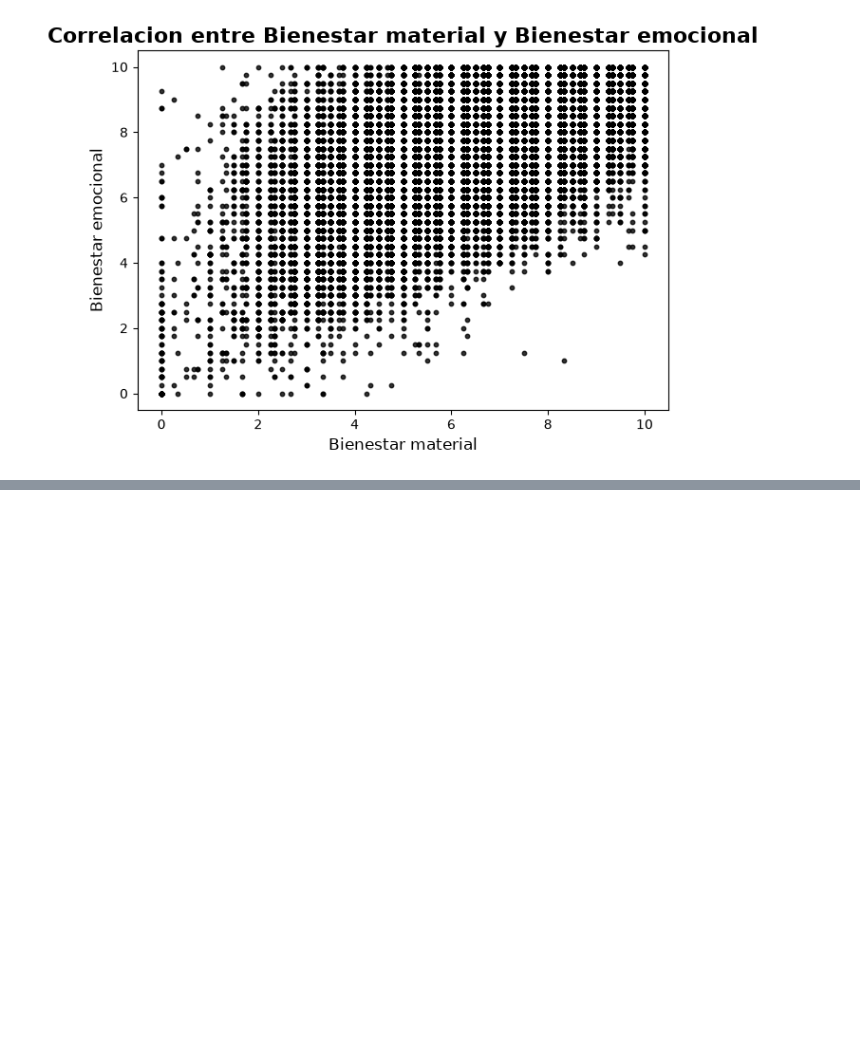
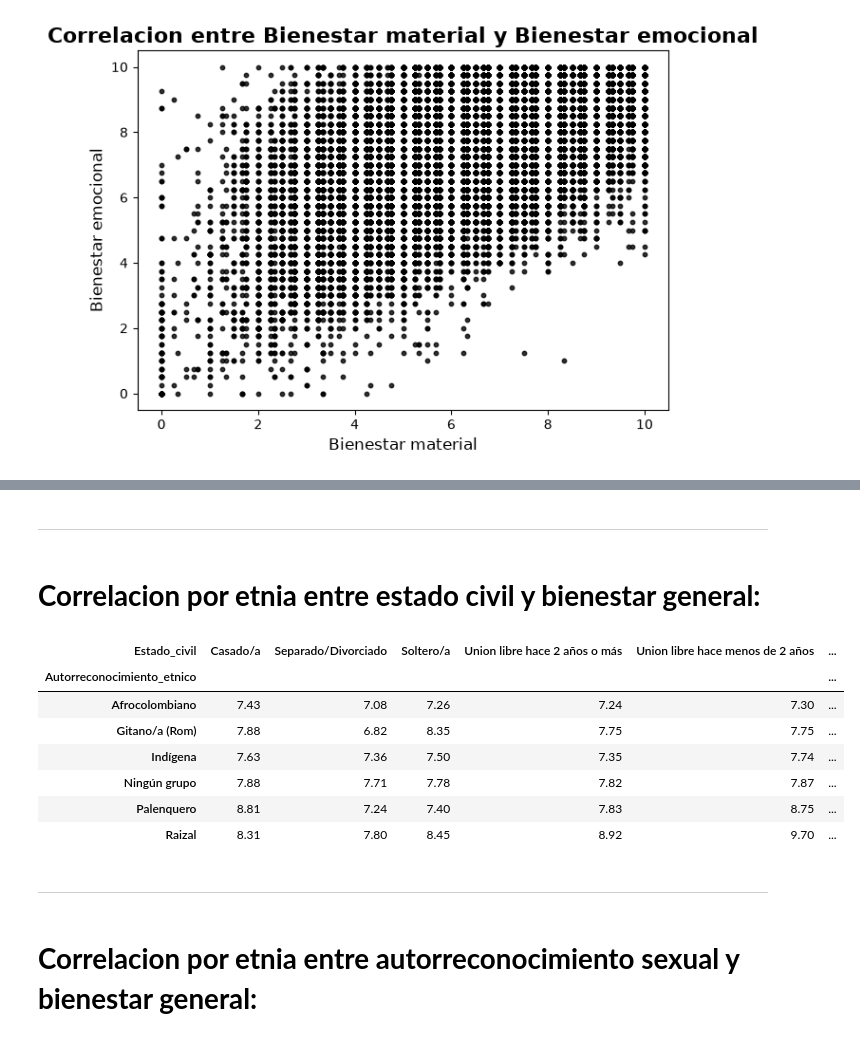
Before and after one commit to Trio-Maravilla/Primer-Proyecto-, a Jupyter notebook: notebooks/data_analysis_Leo.ipynb, the cells around one changed output, grey strips where cells are left out. Drawn from its saved outputs; the diff is of its cells as text; code cells hidden in the pictures; blank space fills up the shorter version.

```diff
--- a/notebooks/data_analysis_Leo.ipynb
+++ b/notebooks/data_analysis_Leo.ipynb
@@ -131,0 +149,20 @@ plt.show()
+# %% [markdown]
+-----
+# %% [markdown]
+# __Correlacion por etnia entre estado civil y bienestar general:__
+# %%
+resumen_bienestar_estado_civil = df.groupby(["Autorreconocimiento_etnico", "Estado_civil"])["Bienestar_general"].mean().unstack().round(2)
+resumen_bienestar_estado_civil
+# %% [output]
+| Estado_civil | Casado/a | Separado/Divorciado | Soltero/a | Union libre hace 2 años o más | Union libre hace menos de 2 años | ... |
+| Autorreconocimiento_etnico |  |  |  |  |  | ... |
+| Afrocolombiano | 7.43 | 7.08 | 7.26 | 7.24 | 7.30 | ... |
+| Gitano/a (Rom) | 7.88 | 6.82 | 8.35 | 7.75 | 7.75 | ... |
+| Indígena | 7.63 | 7.36 | 7.50 | 7.35 | 7.74 | ... |
+| Ningún grupo | 7.88 | 7.71 | 7.78 | 7.82 | 7.87 | ... |
+| Palenquero | 8.81 | 7.24 | 7.40 | 7.83 | 8.75 | ... |
+| Raizal | 8.31 | 7.80 | 8.45 | 8.92 | 9.70 | ... |
+# %% [markdown]
+-----
+# %% [markdown]
+# __Correlacion por etnia entre autorreconocimiento sexual y bienestar general:__
```
Also changed, not shown: parts of 20 cells of this notebook.
